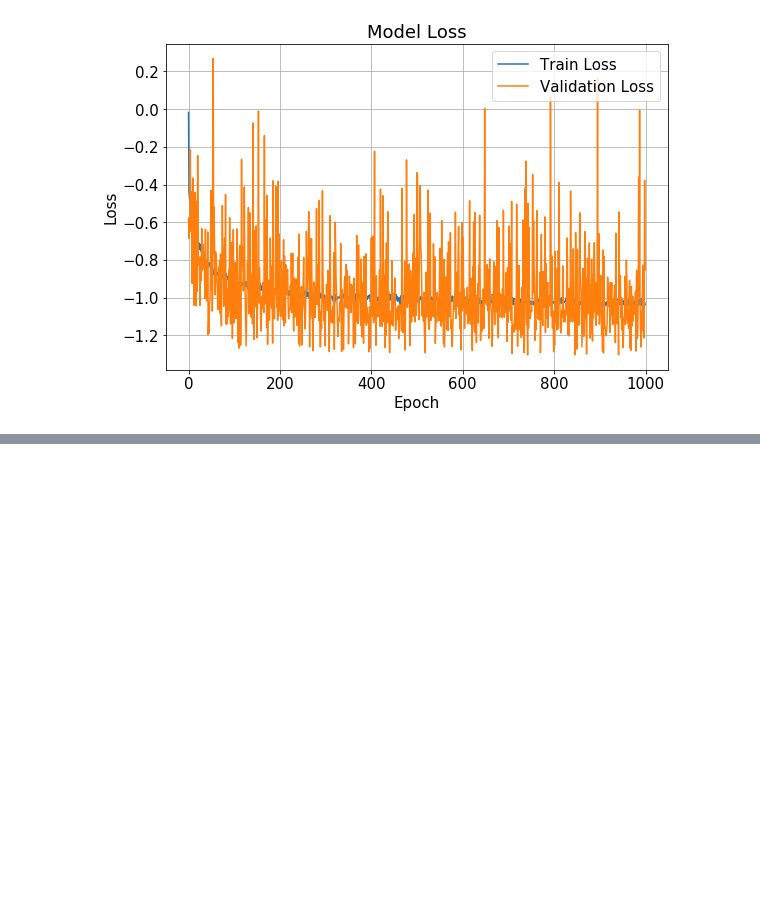
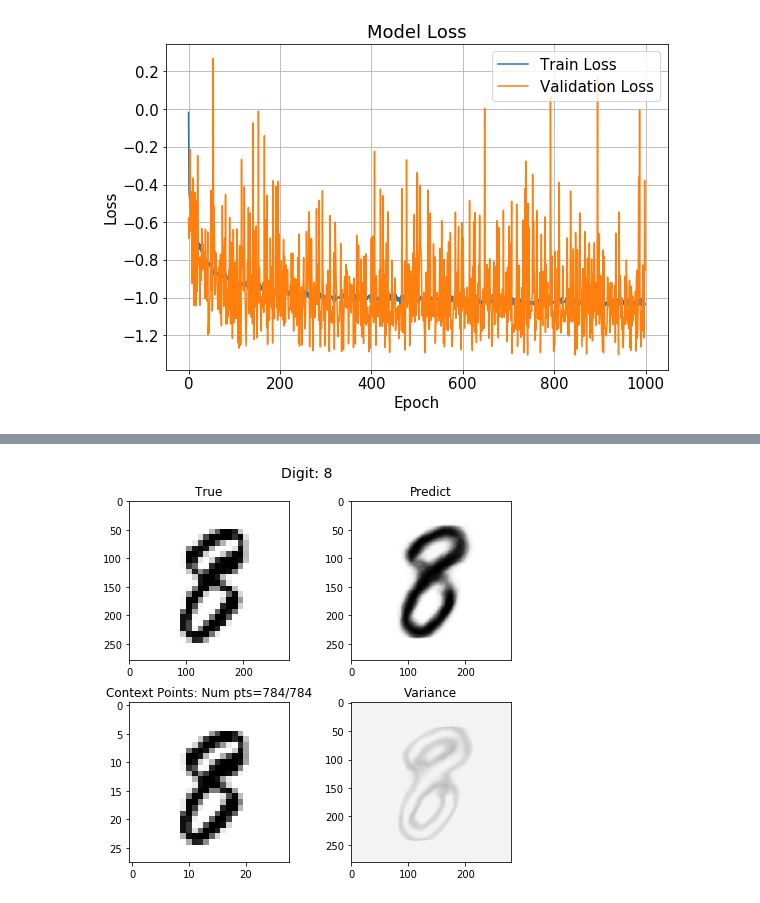
Before and after one commit to ConorFoy/neural-processes, a Jupyter notebook: conditional_neural_process_with_tensorflow_ver_2.0.0_Ex2_MNIST.ipynb, the cells around one changed output, grey strips where cells are left out. Saved outputs shown, nothing was run; the diff lists cells and outputs as text; code cells hidden in the pictures; blank space fills up the shorter version.

```diff
--- a/conditional_neural_process_with_tensorflow_ver_2.0.0_Ex2_MNIST.ipynb
+++ b/conditional_neural_process_with_tensorflow_ver_2.0.0_Ex2_MNIST.ipynb
@@ -429,0 +398,62 @@ plot_functions(inputs, target_y, labels_y, pred)
+# %%
+max_num_points = img_rows*img_cols
+num_context = 28*28 # for half image: set to 420 and comment Randomise line below
+
+idx_1 = np.arange(x_test.shape[0])
+np.random.shuffle(idx_1)
+
+
+
+# img_index = 61                  # Specific image
+# img_index = idx_1[0]          # Any random digit
+digit = 8                       # Specific digit
+for j in range(x_test.shape[0]):
+    if digit == y_test[idx_1[j]]:
+        img_index = idx_1[j]
+        break
+
+
+
+labels_y = np.zeros([1, 1], dtype='int8')
+labels_y[0] = y_test[img_index]
+
+img = np.reshape(x_test[img_index], [max_num_points,1])/255
+x_pairs = img_coordinates(img_rows, img_cols)
+
+idx_2 = np.arange(max_num_points)
+
+
+
+np.random.shuffle(idx_2)  # Comment: ordered context pts, Uncomment: random context pts
+
+
+
+context_x = np.zeros([1, num_context, 2])
+context_y = np.zeros([1, num_context, 1])
+
+context_x[0] = x_pairs[idx_2[:num_context]]
+context_y[0] = img[idx_2[:num_context]]
+
+
+
+
+scale = 10
+max_num_points = (img_rows*scale)*(img_cols*scale)
+
+img = x_test[img_index]/255
+x_pairs = img_coordinates((img_rows*scale),(img_cols*scale))
+
+target_x = np.zeros([1, max_num_points, 2])
+target_y = np.zeros([1, max_num_points, 1])
+
+target_x[0] = x_pairs
+target_y[0] = np.reshape(img.repeat(scale, axis=0).repeat(scale, axis=1), [max_num_points,1])
+
+
+context_xy = np.concatenate([context_x, context_y], axis=-1)
+inputs = [context_xy, target_x]
+pred = model.predict(inputs, steps=1)
+
+plot_functions(inputs, target_y, labels_y, pred, scale=scale)
+# %% [output]
+[figure, added]
```
Also changed, not shown: parts of 7 cells of this notebook.
